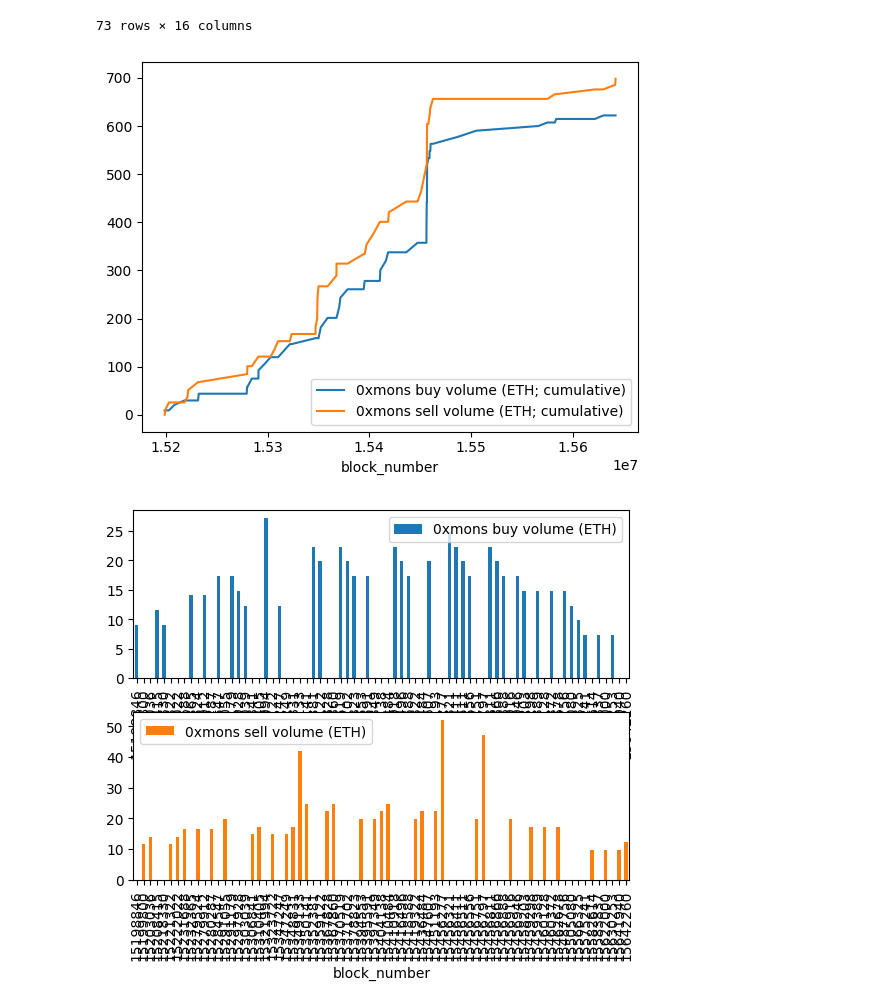
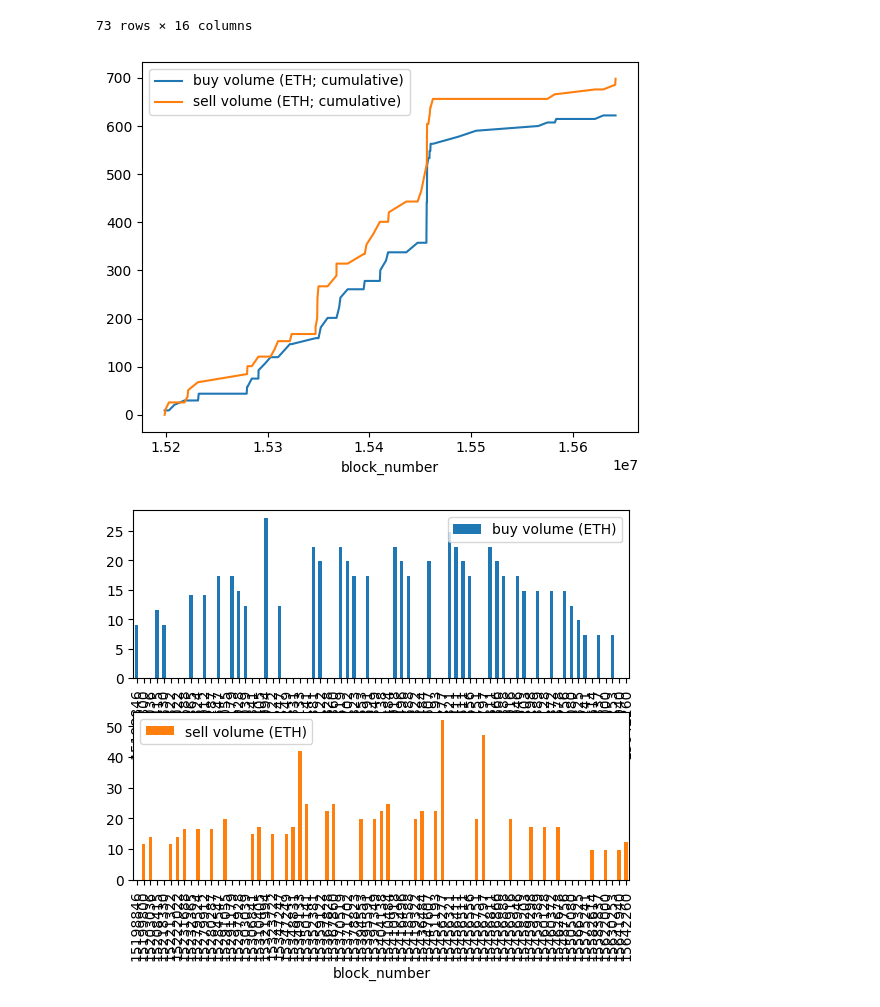
Before and after one commit to fmrmf/sudo-ape, a Jupyter notebook: notebook/sudo-pool.ipynb, the cells around one changed output. Saved outputs shown, nothing was run; the diff lists cells and outputs as text; code cells hidden in the pictures.

```diff
--- a/notebook/sudo-pool.ipynb
+++ b/notebook/sudo-pool.ipynb
@@ -252,10 +263,6 @@ query_prices_normed['newSpotPrice'] /= 1e18
 # NOTE: Use that to work *backwards* to calculate prices for each NFT per tx hash
 # NOTE: add rows to query_prices_normed for each *Transfer* event using (block, log_index) of the transfer event
 # SEE: https://github.com/sudoswap/pools-analysis/blob/main/pool-analysis.js#L166
-# %%
-# NOTE: assumes delta, fee NEVER change
-delta = delta_initial / 1e18
-fee = fee_initial / 1e18
 # %%
 def set_price_from_swap(x: pd.Series, qp: pd.DataFrame) -> pd.DataFrame:
     """
@@ -266,6 +273,11 @@ def set_price_from_swap(x: pd.Series, qp: pd.DataFrame) -> pd.DataFrame:
     final_price = y['newSpotPrice']
     is_buy = x['to'] == pool.address # if pool is buying the NFT so user is selling (and price should go down)
 
+    # get the current delta
+    qd = query_delta_updates[query_delta_updates['block_number'] <= x['block_number']]
+    delta = qd.iloc[-1]['newDelta'] if not qd.empty else delta_initial
+    delta /= 1e18  # normalize wrt 18 decimals
+
     # if is_buy == True, pool is buying (user is selling) so final_price < initial_price
     initial_price = final_price
     if curve.contract_type.name == 'LinearCurve':
@@ -274,9 +286,10 @@ def set_price_from_swap(x: pd.Series, qp: pd.DataFrame) -> pd.DataFrame:
         else:
             initial_price -= delta
     elif curve.contract_type.name == 'ExponentialCurve':
-        raise Exception("Need to do exponential with delta updates properly!")
-        # TODO: delta updates w exponential so need to account for this!
-        # TODO: initial_price /= delta
+        if is_buy:
+            initial_price *= delta
+        else:
+            initial_price /= delta
 
     # check whether this is the initial price seen prior to swap
     is_initial = (len(qp[qp['transaction_hash'] == x['transaction_hash']])) == len(query_transfers_for_swaps[query_transfers_for_swaps['transaction_hash'] == x['transaction_hash']])
@@ -385,9 +398,9 @@ qv
 74 rows × 4 columns
 # %%
 # determine NFT volumes (in ETH) over time through qv
-def get_nft_volume(x: pd.Series, buy: bool) -> int:
+def get_nft_volume(x: pd.Series, buy: bool) -> float:
     """
-    Takes in row from query_swaps and returns nft count (buy, sell) from viewpoint of pool.
+    Takes in row from query_swaps and returns nft volume (buy, sell) from viewpoint of pool.
     So SwapNFTInPair is a buy for the pool and SwapNFTOutPair is a sell.
     """
     if (x['event_name'] == 'SwapNFTInPair' and not buy) or (x['event_name'] == 'SwapNFTOutPair' and buy):
@@ -423,18 +436,18 @@ query_swaps
 # %%
 # plot historical cumulative volumes (in ETH)
 # NOTE: these are the "amount" fields in pool-analysis.js
-ax = query_swaps.plot(x='block_number', y=['cum_volume_buy', 'cum_volume_sell'], label=['0xmons buy volume (ETH; cumulative)', '0xmons sell volume (ETH; cumulative)'])
-ax.get_figure().savefig('notebook/assets/cum_volumes.png')
+ax = query_swaps.plot(x='block_number', y=['cum_volume_buy', 'cum_volume_sell'], label=['buy volume (ETH; cumulative)', 'sell volume (ETH; cumulative)'])
+ax.get_figure().savefig(f'notebook/assets/{pool_addr}/cum_volumes.png')
 # %% [output]
-[figure, old version]
+[figure, new version]
 # %%
 # plot volumes and counts (not cumulative)
 fig, ax = plt.subplots(2, 1)
-query_swaps.plot(x='block_number', y=['volume_buy'], ax=ax[0], kind='bar', color='C0', label=['0xmons buy volume (ETH)'])
-query_swaps.plot(x='block_number', y=['volume_sell'], ax=ax[1], kind='bar', color='C1', label=['0xmons sell volume (ETH)'])
-fig.savefig('notebook/assets/volumes.png')
+query_swaps.plot(x='block_number', y=['volume_buy'], ax=ax[0], kind='bar', color='C0', label=['buy volume (ETH)'])
+query_swaps.plot(x='block_number', y=['volume_sell'], ax=ax[1], kind='bar', color='C1', label=['sell volume (ETH)'])
+fig.savefig(f'notebook/assets/{pool_addr}/volumes.png')
 # %% [output]
-[figure, old version]
+[figure, new version]
 # %%
 # calculate the average buy and sell prices of the pool over time (cum_volume / cum_count)
 query_swaps['avg_buy_price'] = query_swaps['cum_volume_buy'] / query_swaps['cum_count_buy']
```
Also changed, not shown: parts of 22 cells of this notebook, 19 other files.
